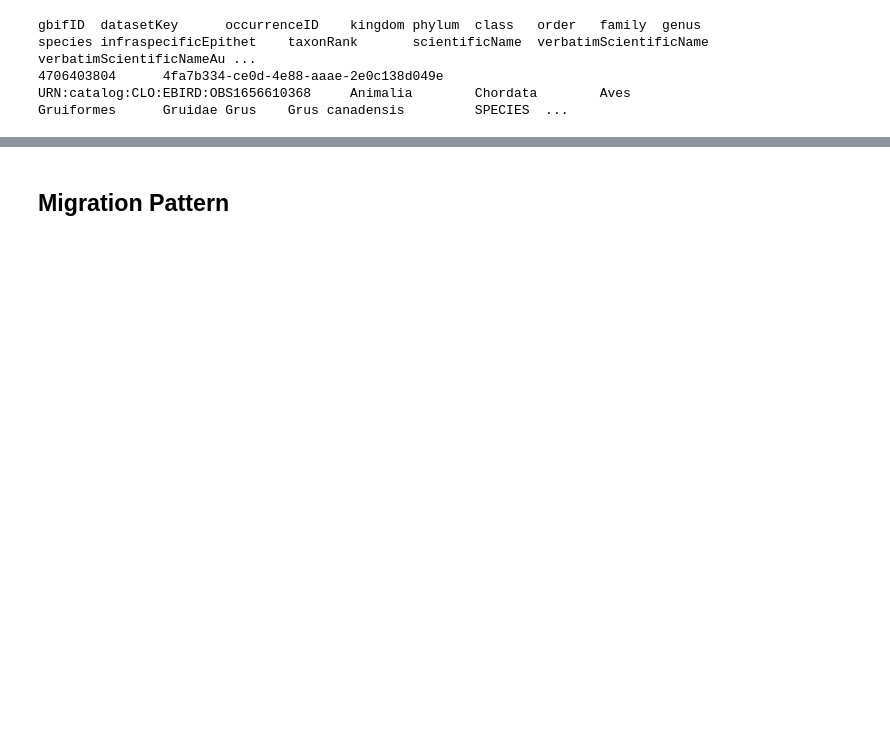
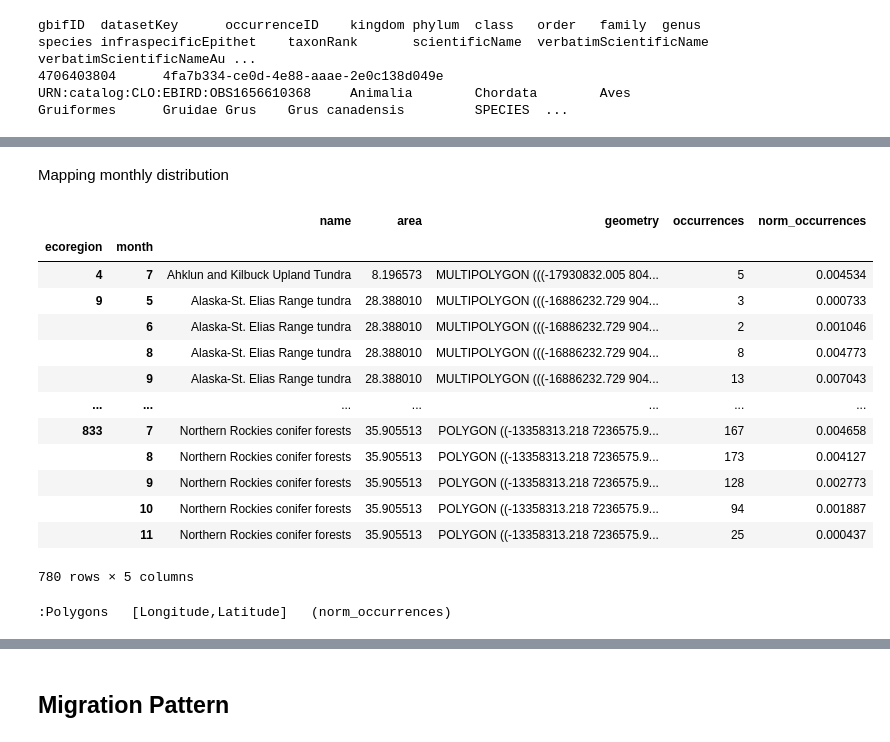
Before and after one commit to earthlab-education/species-distribution-coding-challenge-byandell, a Jupyter notebook: notebooks/species-distribution-98-download.ipynb, the cells around one changed output, grey strips where cells are left out. Drawn from its saved outputs; the diff is of its cells as text; code cells hidden in the pictures; blank space fills up the shorter version.

```diff
--- a/notebooks/species-distribution-98-download.ipynb
+++ b/notebooks/species-distribution-98-download.ipynb
@@ -249,0 +320,13 @@ gbif_df.head()
+# %%
+gdf_monthly = (
+    gpd.GeoDataFrame(
+        gbif_df,
+        geometry=gpd.points_from_xy(
+            gbif_df.decimalLongitude,
+            gbif_df.decimalLatitude),
+        crs="EPSG:4326")
+    # Select the desired columns
+    [['month', 'geometry']]
+)
+
+gdf_monthly
@@ -249,0 +486,4 @@ gbif_df.head()
+# %%
+occurrence_df = get_monthly_regional_observations(gbif_ecoregion_gdf, 'ecoregion', 'name')
+
+occurrence_df
@@ -249,0 +507,14 @@ gbif_df.head()
+# %%
+"""
+Streamlining plotting with hvplot by simplifying the geometry, projecting it to a Mercator projection that is compatible with
+geoviews, and cropping off areas in the Arctic.
+"""
+
+# Speed up processing
+ecoregions_gdf.geometry = ecoregions_gdf.simplify(
+    .1, preserve_topology=False)
+
+# Change the CRS to Mercator for mapping
+ecoregions_gdf = ecoregions_gdf.to_crs(ccrs.Mercator())
+
+ecoregions_gdf
@@ -258,0 +546,41 @@ zipfile
+# %% [markdown]
+Mapping monthly distribution
+# %%
+# Join the occurrences with the plotting GeoDataFrame
+occurrence_gdf = ecoregions_gdf.join(occurrence_df)
+
+# Get the plot bounds so they don't change with the slider
+xmin, ymin, xmax, ymax = occurrence_gdf.total_bounds
+
+# Define the slider widget
+slider = pn.widgets.DiscreteSlider(
+    name='month',
+    options={calendar.month_name[i]: i for i in range(1, 13)}
+)
+
+occurrence_gdf
+# %% [output]
+|  |  | name | area | geometry | occurrences | norm_occurrences |
+| ecoregion | month |  |  |  |  |  |
+| 4 | 7 | Ahklun and Kilbuck Upland Tundra | 8.196573 | MULTIPOLYGON (((-17930832.005 804... | 5 | 0.004534 |
+| 9 | 5 | Alaska-St. Elias Range tundra | 28.388010 | MULTIPOLYGON (((-16886232.729 904... | 3 | 0.000733 |
+|  | 6 | Alaska-St. Elias Range tundra | 28.388010 | MULTIPOLYGON (((-16886232.729 904... | 2 | 0.001046 |
+|  | 8 | Alaska-St. Elias Range tundra | 28.388010 | MULTIPOLYGON (((-16886232.729 904... | 8 | 0.004773 |
+|  | 9 | Alaska-St. Elias Range tundra | 28.388010 | MULTIPOLYGON (((-16886232.729 904... | 13 | 0.007043 |
+| ... | ... | ... | ... | ... | ... | ... |
+| 833 | 7 | Northern Rockies conifer forests | 35.905513 | POLYGON ((-13358313.218 7236575.9... | 167 | 0.004658 |
+|  | 8 | Northern Rockies conifer forests | 35.905513 | POLYGON ((-13358313.218 7236575.9... | 173 | 0.004127 |
+|  | 9 | Northern Rockies conifer forests | 35.905513 | POLYGON ((-13358313.218 7236575.9... | 128 | 0.002773 |
+|  | 10 | Northern Rockies conifer forests | 35.905513 | POLYGON ((-13358313.218 7236575.9... | 94 | 0.001887 |
+|  | 11 | Northern Rockies conifer forests | 35.905513 | POLYGON ((-13358313.218 7236575.9... | 25 | 0.000437 |
+780 rows × 5 columns
+# %%
+occurrence_gdf.hvplot(
+    x='Longitude',
+    y='Latitude',
+    c='norm_occurrences',
+    geo=True,
+    crs=ccrs.Mercator()
+    )
+# %% [output]
+:Polygons   [Longitude,Latitude]   (norm_occurrences)
```
Also changed, not shown: parts of 32 cells of this notebook.
